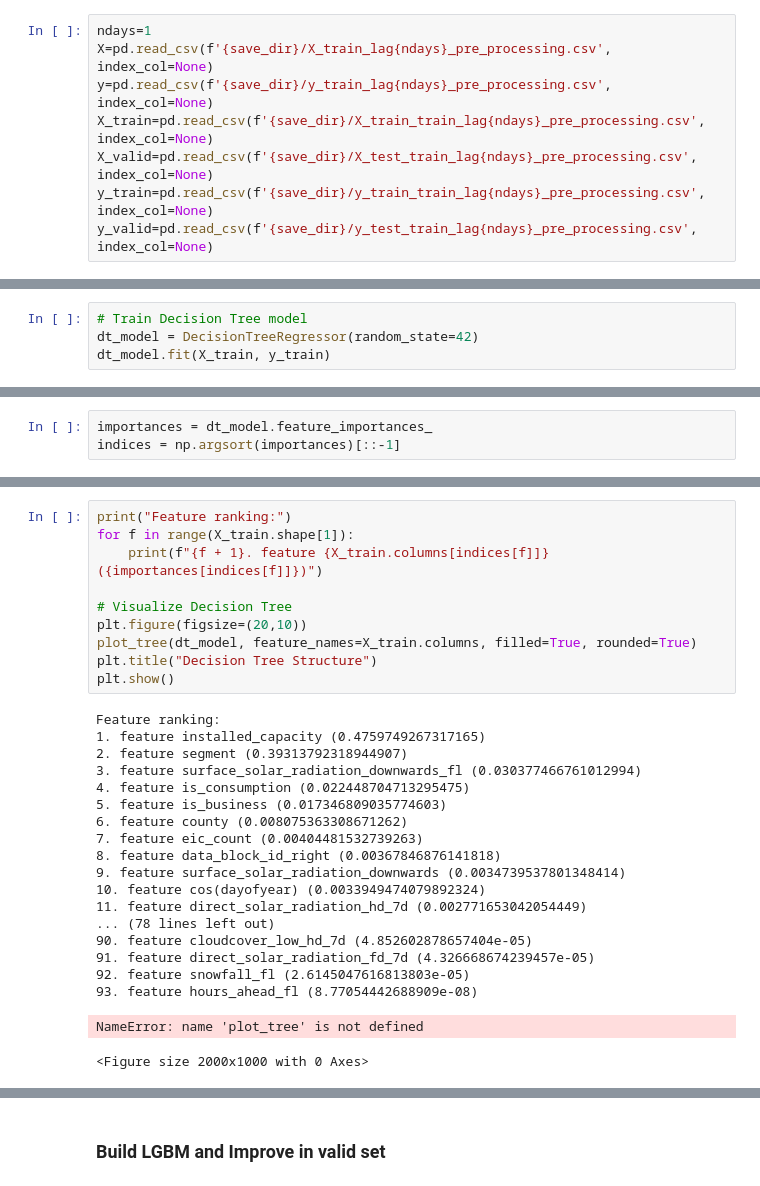
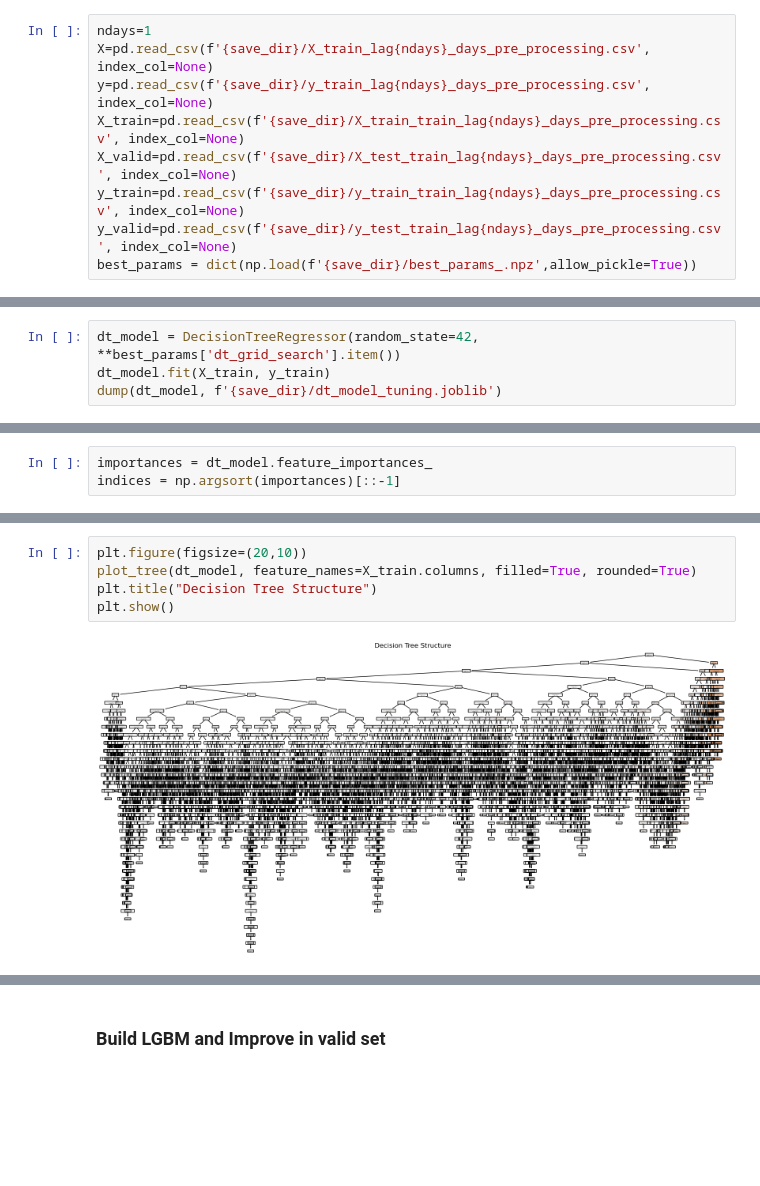
Before and after one commit to dinhtanloc/ads_enfit, a Jupyter notebook: prj/5.XAI/5.XAI.ipynb, the cells around one changed output, grey strips where cells are left out. Saved outputs shown, nothing was run; the diff lists cells and outputs as text; blank space fills up the shorter version.

Commit message:
prj imrpove model

```diff
--- a/prj/5.XAI/5.XAI.ipynb
+++ b/prj/5.XAI/5.XAI.ipynb
@@ -22,12 +27,13 @@ save_dir = f"{exps_dir}/exp"
 os.makedirs(save_dir, exist_ok=True)
 # %%
 ndays=1
-X=pd.read_csv(f'{save_dir}/X_train_lag{ndays}_pre_processing.csv', index_col=None)
-y=pd.read_csv(f'{save_dir}/y_train_lag{ndays}_pre_processing.csv', index_col=None)
-X_train=pd.read_csv(f'{save_dir}/X_train_train_lag{ndays}_pre_processing.csv', index_col=None)
-X_valid=pd.read_csv(f'{save_dir}/X_test_train_lag{ndays}_pre_processing.csv', index_col=None)
-y_train=pd.read_csv(f'{save_dir}/y_train_train_lag{ndays}_pre_processing.csv', index_col=None)
-y_valid=pd.read_csv(f'{save_dir}/y_test_train_lag{ndays}_pre_processing.csv', index_col=None)
+X=pd.read_csv(f'{save_dir}/X_train_lag{ndays}_days_pre_processing.csv', index_col=None)
+y=pd.read_csv(f'{save_dir}/y_train_lag{ndays}_days_pre_processing.csv', index_col=None)
+X_train=pd.read_csv(f'{save_dir}/X_train_train_lag{ndays}_days_pre_processing.csv', index_col=None)
+X_valid=pd.read_csv(f'{save_dir}/X_test_train_lag{ndays}_days_pre_processing.csv', index_col=None)
+y_train=pd.read_csv(f'{save_dir}/y_train_train_lag{ndays}_days_pre_processing.csv', index_col=None)
+y_valid=pd.read_csv(f'{save_dir}/y_test_train_lag{ndays}_days_pre_processing.csv', index_col=None)
+best_params = dict(np.load(f'{save_dir}/best_params_.npz',allow_pickle=True))
 # %%
 X.drop(columns=['Unnamed: 0'], inplace=True)
 y.drop(columns=['Unnamed: 0'], inplace=True)
@@ -41,7 +47,7 @@ print(X.shape, y.shape, X_train.shape, y_train.shape, X_valid.shape, y_valid.sha
 # %% [markdown]
 ### Build Decision Tree and Improve in valid set
 # %%
-# Train Decision Tree model
-dt_model = DecisionTreeRegressor(random_state=42)
+dt_model = DecisionTreeRegressor(random_state=42, **best_params['dt_grid_search'].item())
 dt_model.fit(X_train, y_train)
+dump(dt_model, f'{save_dir}/dt_model_tuning.joblib')
 # %% [output]
@@ -57,30 +87,7 @@ indices = np.argsort(importances)[::-1]
 # %%
-print("Feature ranking:")
-for f in range(X_train.shape[1]):
-    print(f"{f + 1}. feature {X_train.columns[indices[f]]} ({importances[indices[f]]})")
-
-# Visualize Decision Tree
 plt.figure(figsize=(20,10))
 plot_tree(dt_model, feature_names=X_train.columns, filled=True, rounded=True)
 plt.title("Decision Tree Structure")
 plt.show()
 # %% [output]
-Feature ranking:
-1. feature installed_capacity (0.4759749267317165)
-2. feature segment (0.39313792318944907)
-3. feature surface_solar_radiation_downwards_fl (0.030377466761012994)
-4. feature is_consumption (0.022448704713295475)
-5. feature is_business (0.017346809035774603)
-6. feature county (0.008075363308671262)
-7. feature eic_count (0.00404481532739263)
-8. feature data_block_id_right (0.00367846876141818)
-9. feature surface_solar_radiation_downwards (0.0034739537801348414)
-10. feature cos(dayofyear) (0.0033949474079892324)
-11. feature direct_solar_radiation_hd_7d (0.002771653042054449)
-... (78 lines left out)
-90. feature cloudcover_low_hd_7d (4.852602878657404e-05)
-91. feature direct_solar_radiation_fd_7d (4.326668674239457e-05)
-92. feature snowfall_fl (2.6145047616813803e-05)
-93. feature hours_ahead_fl (8.77054442688909e-08)
-NameError: name 'plot_tree' is not defined
-<Figure size 2000x1000 with 0 Axes>
+[figure, added]
```
Also changed, not shown: parts of 19 cells of this notebook.
